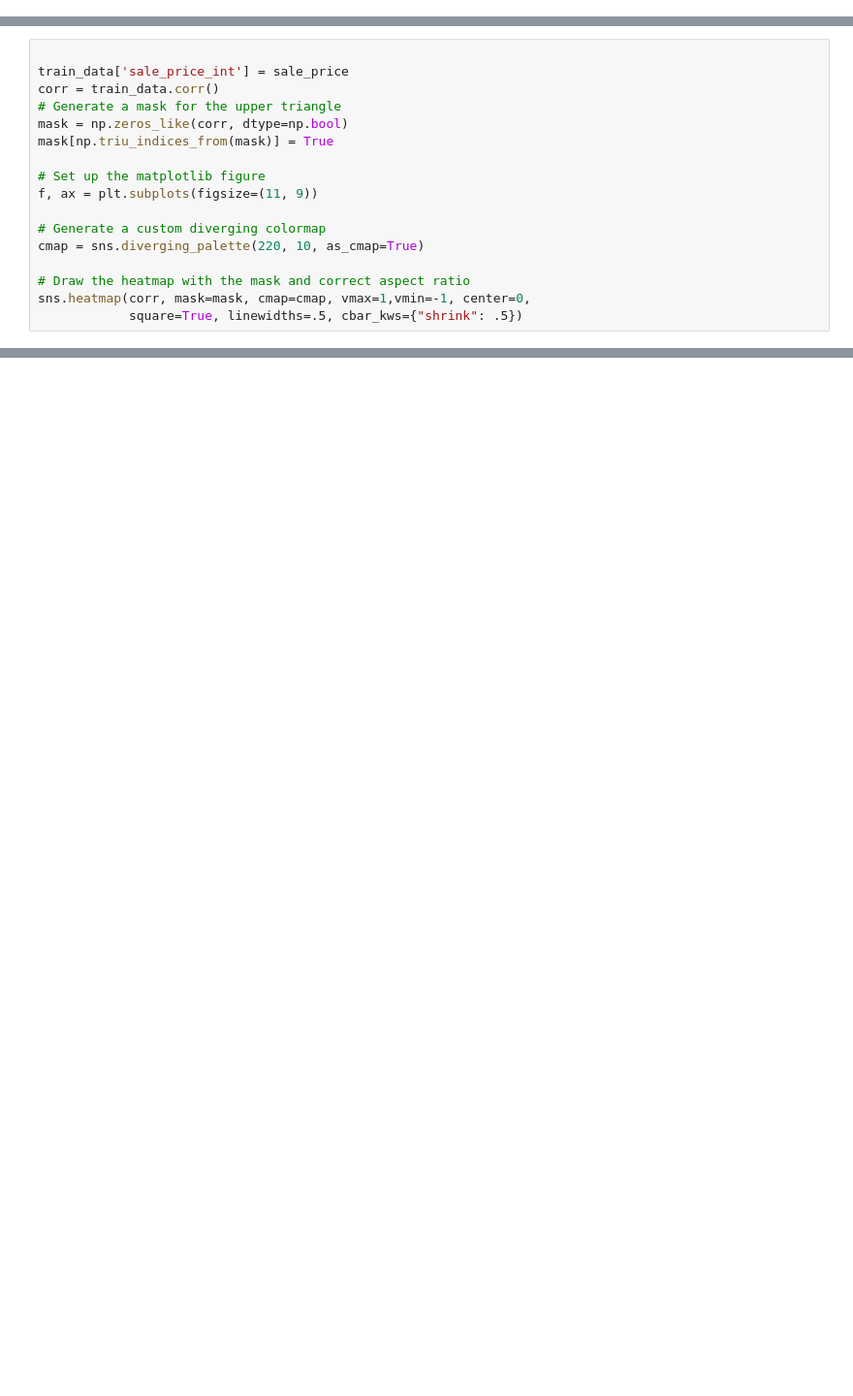
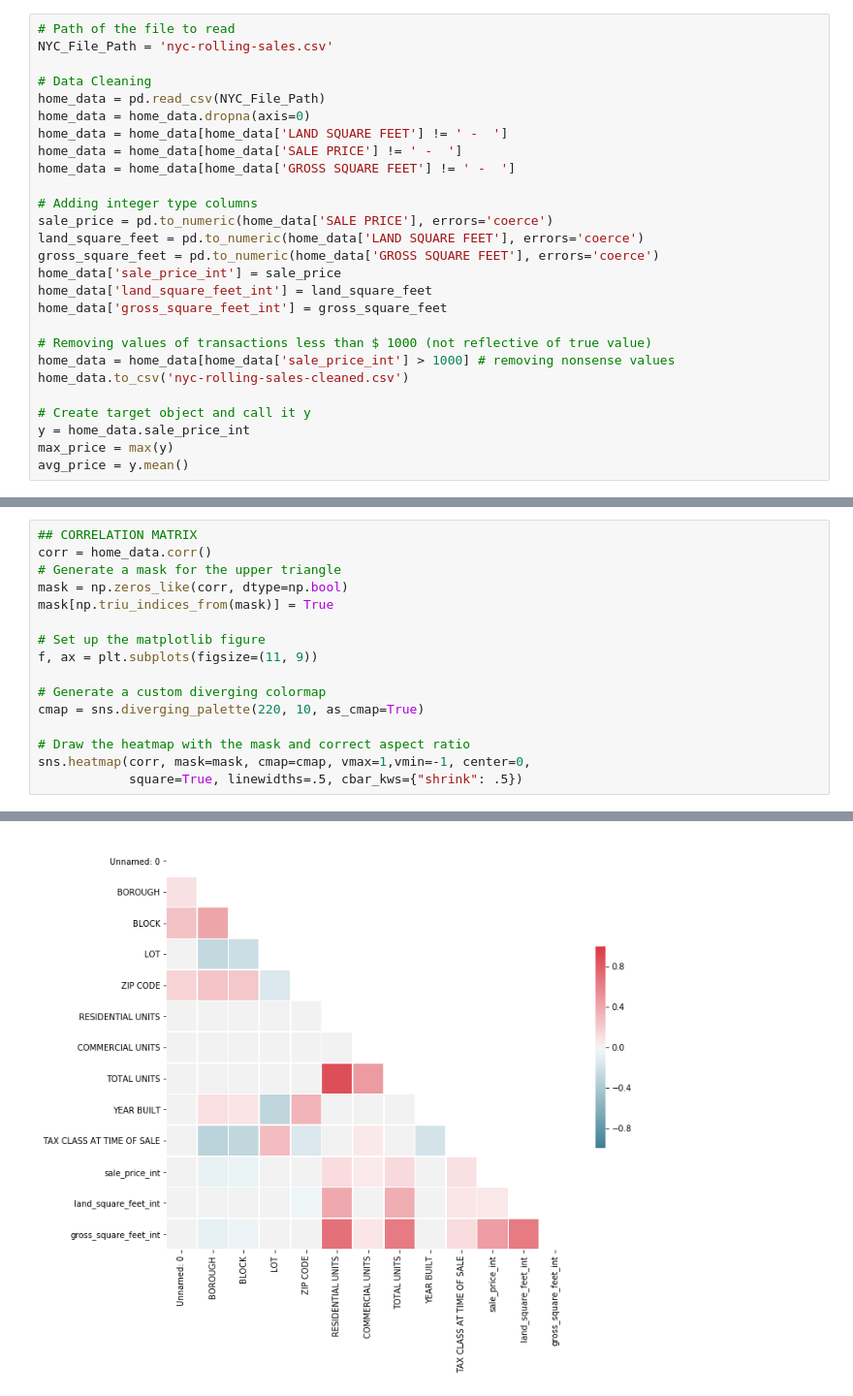
Before and after one commit to kmart8/DS-502-Project, a Jupyter notebook: NYC Dataset Notebook.ipynb, the cells around one changed output, grey strips where cells are left out. Shown: that part at 97% size. Drawn from its saved outputs; the diff is of its cells as text; blank space fills up the shorter version.

```diff
--- a/NYC Dataset Notebook.ipynb
+++ b/NYC Dataset Notebook.ipynb
@@ -30,0 +19,27 @@ plt.title('Sale Price vs Total Units')
+# %%
+# Path of the file to read
+NYC_File_Path = 'nyc-rolling-sales.csv'
+
+# Data Cleaning
+home_data = pd.read_csv(NYC_File_Path)
+home_data = home_data.dropna(axis=0)
+home_data = home_data[home_data['LAND SQUARE FEET'] != ' -  ']
+home_data = home_data[home_data['SALE PRICE'] != ' -  ']
+home_data = home_data[home_data['GROSS SQUARE FEET'] != ' -  ']
+
+# Adding integer type columns
+sale_price = pd.to_numeric(home_data['SALE PRICE'], errors='coerce')
+land_square_feet = pd.to_numeric(home_data['LAND SQUARE FEET'], errors='coerce')
+gross_square_feet = pd.to_numeric(home_data['GROSS SQUARE FEET'], errors='coerce')
+home_data['sale_price_int'] = sale_price
+home_data['land_square_feet_int'] = land_square_feet
+home_data['gross_square_feet_int'] = gross_square_feet
+
+# Removing values of transactions less than $ 1000 (not reflective of true value)
+home_data = home_data[home_data['sale_price_int'] > 1000] # removing nonsense values
+home_data.to_csv('nyc-rolling-sales-cleaned.csv')
+
+# Create target object and call it y
+y = home_data.sale_price_int
+max_price = max(y)
+avg_price = y.mean()
@@ -31,7 +93,6 @@ plt.title('Sale Price vs Total Units')
 # %%
-
-train_data['sale_price_int'] = sale_price
-corr = train_data.corr()
+## CORRELATION MATRIX
+corr = home_data.corr()
 # Generate a mask for the upper triangle
 mask = np.zeros_like(corr, dtype=np.bool)
 mask[np.triu_indices_from(mask)] = True
@@ -45,3 +106,4 @@ cmap = sns.diverging_palette(220, 10, as_cmap=True)
 # Draw the heatmap with the mask and correct aspect ratio
 sns.heatmap(corr, mask=mask, cmap=cmap, vmax=1,vmin=-1, center=0,
             square=True, linewidths=.5, cbar_kws={"shrink": .5})
+# %% [output]
@@ -47,0 +111 @@ sns.heatmap(corr, mask=mask, cmap=cmap, vmax=1,vmin=-1, center=0,
+[figure, added]
```
Also changed, not shown: parts of 9 cells of this notebook.
